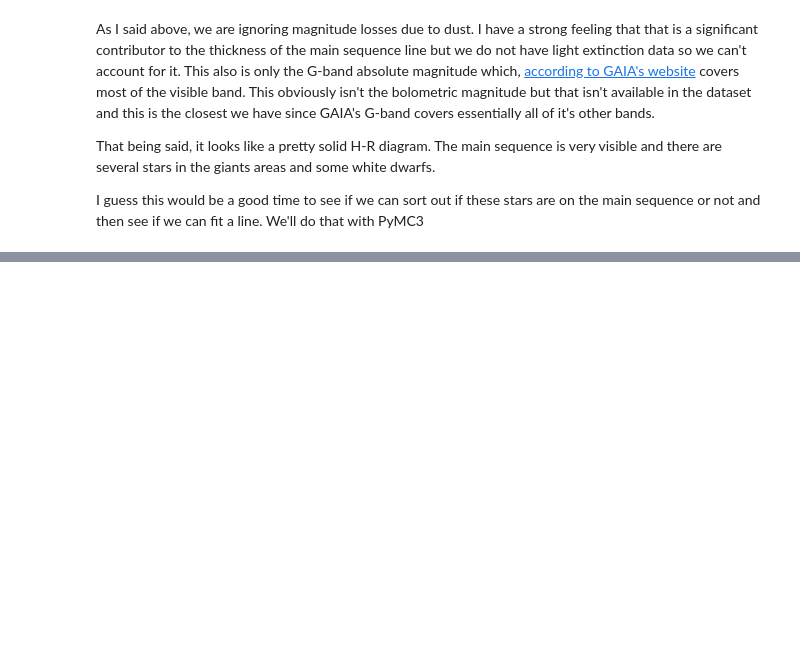
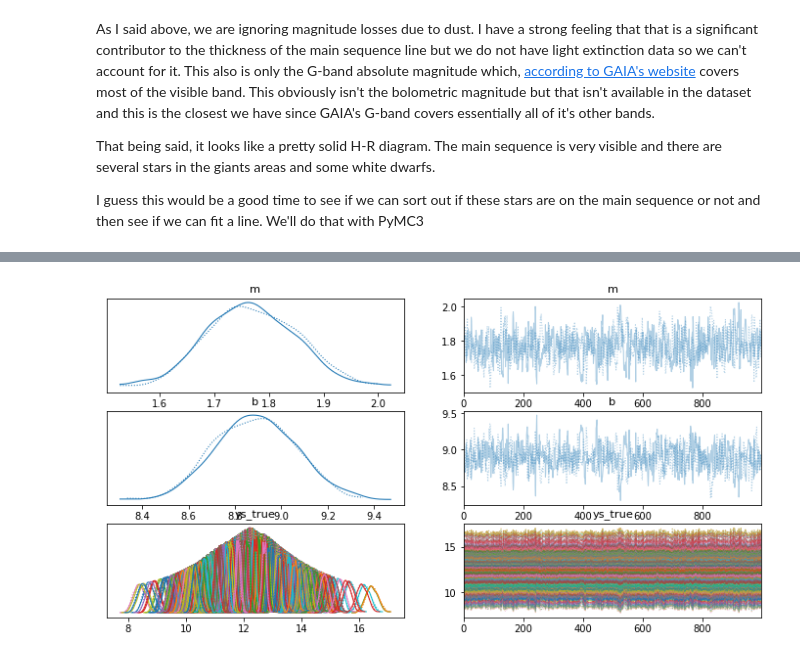
Before and after one commit to ctmurphey/H-R-Analysis, a Jupyter notebook: final-project.ipynb, the cells around one changed output, grey strips where cells are left out. Cells and saved outputs as stored; diff of their text form; code cells hidden in the pictures; blank space fills up the shorter version.

```diff
--- a/final-project.ipynb
+++ b/final-project.ipynb
@@ -73,3 +65,15 @@ As I said above, we are ignoring magnitude losses due to dust. I have a strong f
 That being said, it looks like a pretty solid H-R diagram. The main sequence is very visible and there are several stars in the giants areas and some white dwarfs.
 
 I guess this would be a good time to see if we can sort out if these stars are on the main sequence or not and then see if we can fit a line. We'll do that with PyMC3
+# %%
+
+with pm.Model() as model:
+    m = pm.Normal("m", 3, 2, testval=3)
+    b = pm.Normal("b", 6, 1, testval=6)
+    xs = np.array(data['bp_rp'])
+
+    # ys_true = pm.Deterministic('ys_true', m*data['bp_rp'] + b)
+    ys_obs = np.array(g_abs_mag)
+    print(sum(np.isnan(xs)))
+    ys_true = pm.Deterministic("ys_true", m*xs + b)
+    _ = pm.Normal("ys_obs", mu=ys_true, sigma=data['phot_g_mean_flux_error'], observed=ys_obs)
@@ -75,0 +82,3 @@ I guess this would be a good time to see if we can sort out if these stars are o
+# %%
+with model:
+    trace_linear = pm.sample()
@@ -75,0 +93,5 @@ I guess this would be a good time to see if we can sort out if these stars are o
+# %%
+with model:
+    pm.plot_trace(trace_linear)
+# %% [output]
+[figure, added]
```
Also changed, not shown: parts of 21 cells of this notebook, 1 other file.
